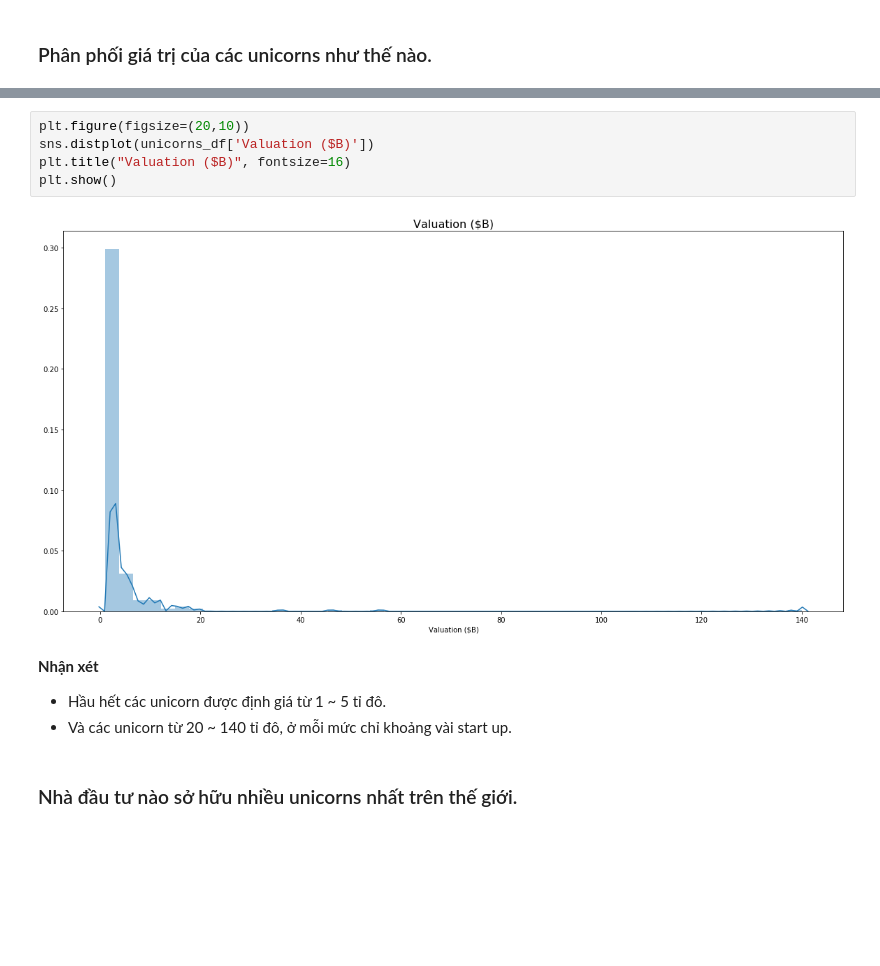
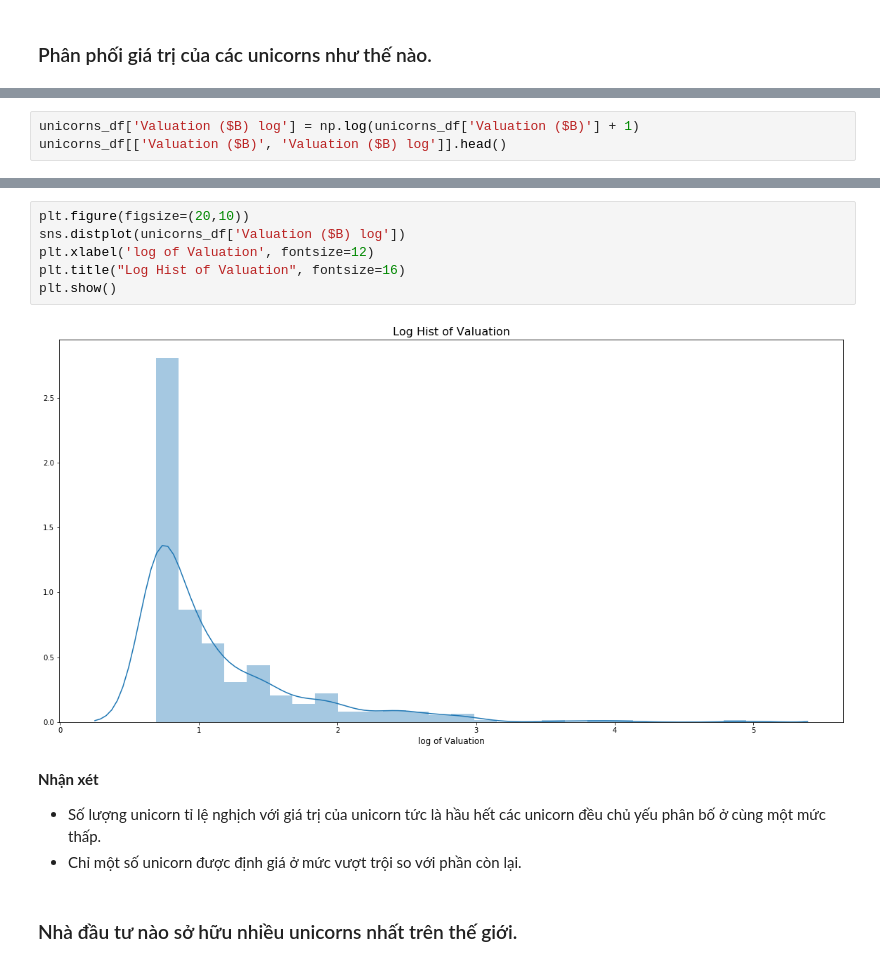
Before and after one commit to ethanol1310/Final_DSProgramming, a Jupyter notebook: 1712689-HuynhNgocQuan.ipynb, the cells around one changed output, grey strips where cells are left out. Drawn from its saved outputs; the diff is of its cells as text; blank space fills up the shorter version.

```diff
--- a/1712689-HuynhNgocQuan.ipynb
+++ b/1712689-HuynhNgocQuan.ipynb
@@ -769,0 +775,3 @@ unicorns_df.sort_values(by='Valuation ($B)', ascending=False).head(10)
+# %%
+unicorns_df['Valuation ($B) log'] = np.log(unicorns_df['Valuation ($B)'] + 1)
+unicorns_df[['Valuation ($B)', 'Valuation ($B) log']].head()
@@ -770,13 +785,14 @@ unicorns_df.sort_values(by='Valuation ($B)', ascending=False).head(10)
 # %%
 plt.figure(figsize=(20,10))
-sns.distplot(unicorns_df['Valuation ($B)'])
-plt.title("Valuation ($B)", fontsize=16)
+sns.distplot(unicorns_df['Valuation ($B) log'])
+plt.xlabel('log of Valuation', fontsize=12)
+plt.title("Log Hist of Valuation", fontsize=16)
 plt.show()
 # %% [output]
-[figure, old version]
+[figure, new version]
-# %% [markdown]
-**Nhận xét**
-- Hầu hết các unicorn được định giá từ 1 ~ 5 tỉ đô.
-- Và các unicorn từ 20 ~ 140 tỉ đô, ở mỗi mức chỉ khoảng vài start up.
+# %% [markdown]
+**Nhận xét**
+- Số lượng unicorn tỉ lệ nghịch với giá trị của unicorn tức là hầu hết các unicorn đều chủ yếu phân bố ở cùng một mức thấp.
+- Chỉ một số unicorn được định giá ở mức vượt trội so với phần còn lại.
 # %% [markdown]
 ### Nhà đầu tư nào sở hữu nhiều unicorns nhất trên thế giới.
```
Also changed, not shown: parts of 72 cells of this notebook.
